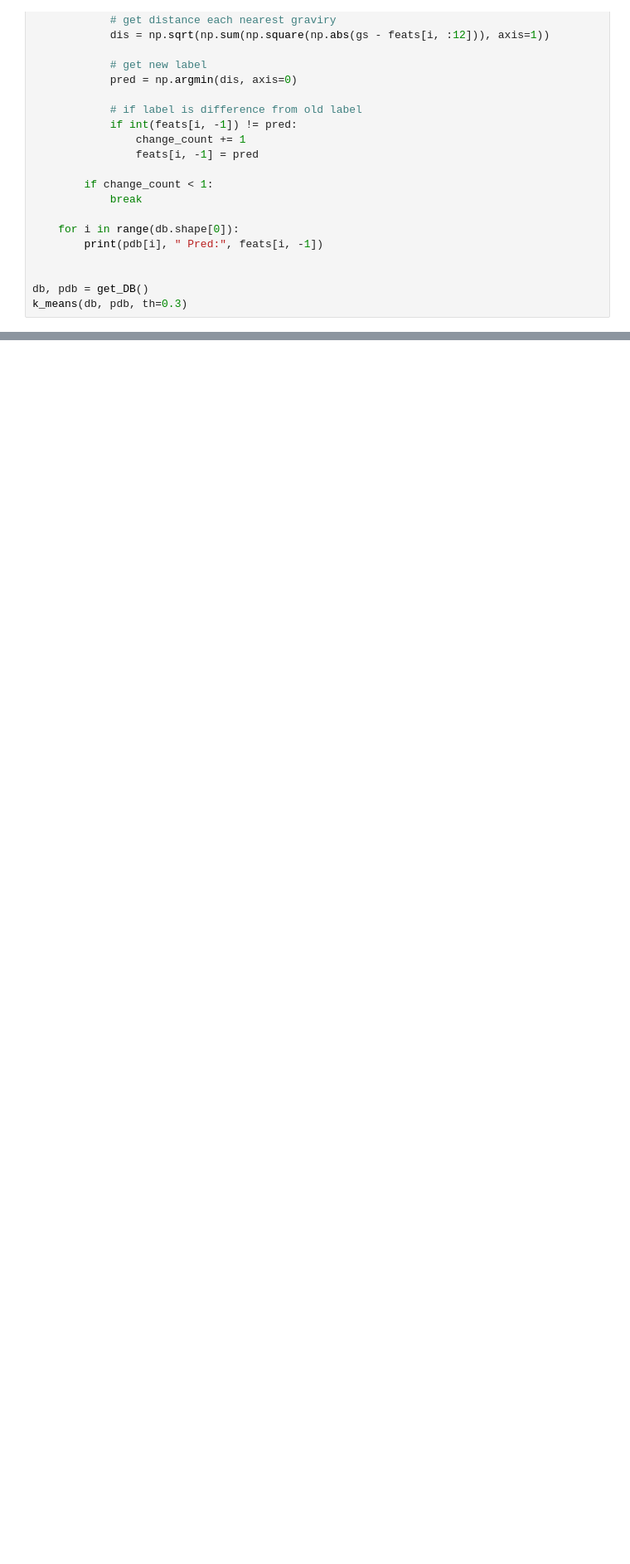
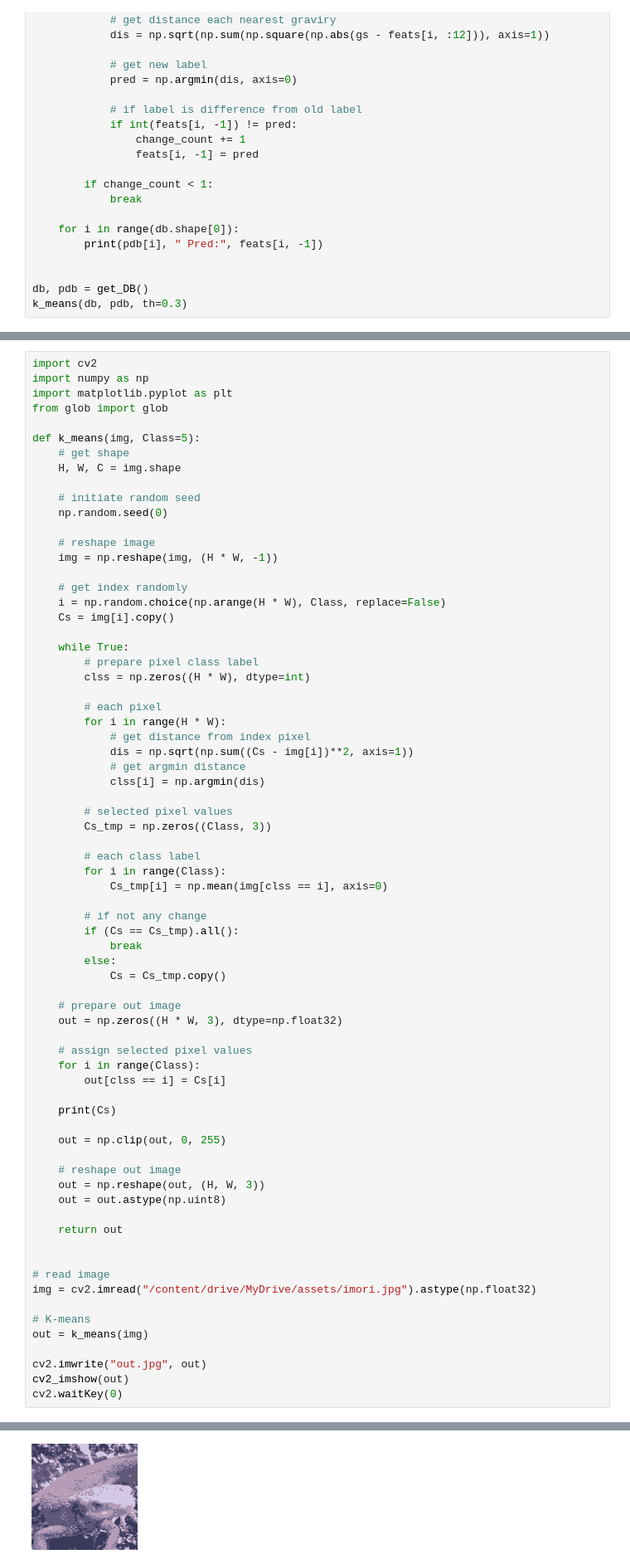
Before and after one commit to Koyac/Image100knocks1, a Jupyter notebook: Image100knocks3.ipynb, the cells around one changed output, grey strips where cells are left out. Shown at 83% size. Cells and saved outputs as stored; diff of their text form; blank space fills up the shorter version.

```diff
--- a/Image100knocks3.ipynb
+++ b/Image100knocks3.ipynb
@@ -3392,0 +3461,72 @@ k_means(db, pdb, th=0.3)
+# %%
+import cv2
+import numpy as np
+import matplotlib.pyplot as plt
+from glob import glob
+
+def k_means(img, Class=5):
+    # get shape
+    H, W, C = img.shape
+
+    # initiate random seed
+    np.random.seed(0)
+
+    # reshape image
+    img = np.reshape(img, (H * W, -1))
+
+    # get index randomly
+    i = np.random.choice(np.arange(H * W), Class, replace=False)
+    Cs = img[i].copy()
+
+    while True:
+        # prepare pixel class label
+        clss = np.zeros((H * W), dtype=int)
+
+        # each pixel
+        for i in range(H * W):
+            # get distance from index pixel
+            dis = np.sqrt(np.sum((Cs - img[i])**2, axis=1))
+            # get argmin distance
+            clss[i] = np.argmin(dis)
+
+        # selected pixel values
+        Cs_tmp = np.zeros((Class, 3))
+
+        # each class label
+        for i in range(Class):
+            Cs_tmp[i] = np.mean(img[clss == i], axis=0)
+
+        # if not any change
+        if (Cs == Cs_tmp).all():
+            break
+        else:
+            Cs = Cs_tmp.copy()
+
+    # prepare out image
+    out = np.zeros((H * W, 3), dtype=np.float32)
+
+    # assign selected pixel values
+    for i in range(Class):
+        out[clss == i] = Cs[i]
+
+    print(Cs)
+
+    out = np.clip(out, 0, 255)
+
+    # reshape out image
+    out = np.reshape(out, (H, W, 3))
+    out = out.astype(np.uint8)
+
+    return out
+
+
+# read image
+img = cv2.imread("/content/drive/MyDrive/assets/imori.jpg").astype(np.float32)
+
+# K-means
+out = k_means(img)
+
+cv2.imwrite("out.jpg", out)
+cv2_imshow(out)
+cv2.waitKey(0)
+# %% [output]
@@ -3392,0 +3538 @@ k_means(db, pdb, th=0.3)
+[figure, added]
```
Also changed, not shown: parts of 6 cells of this notebook.
